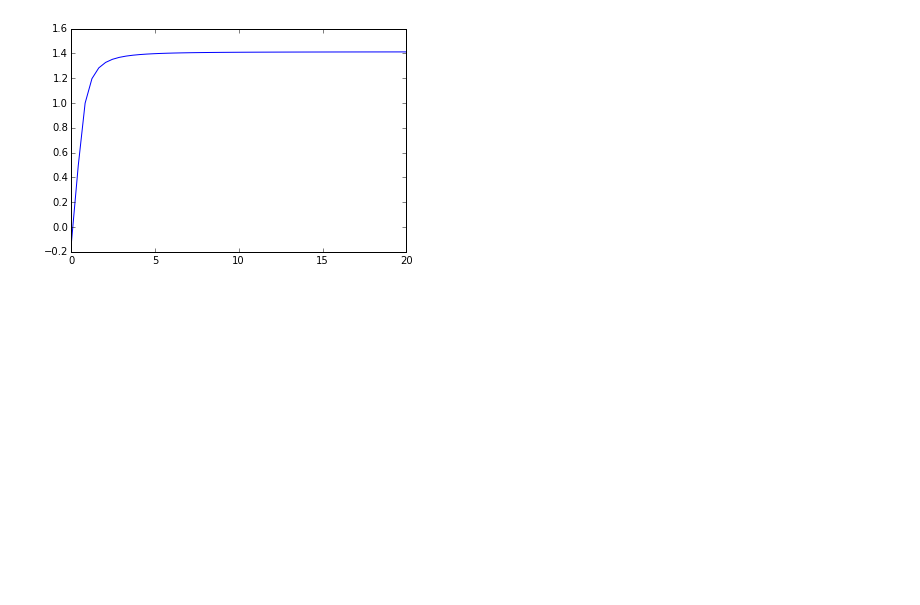
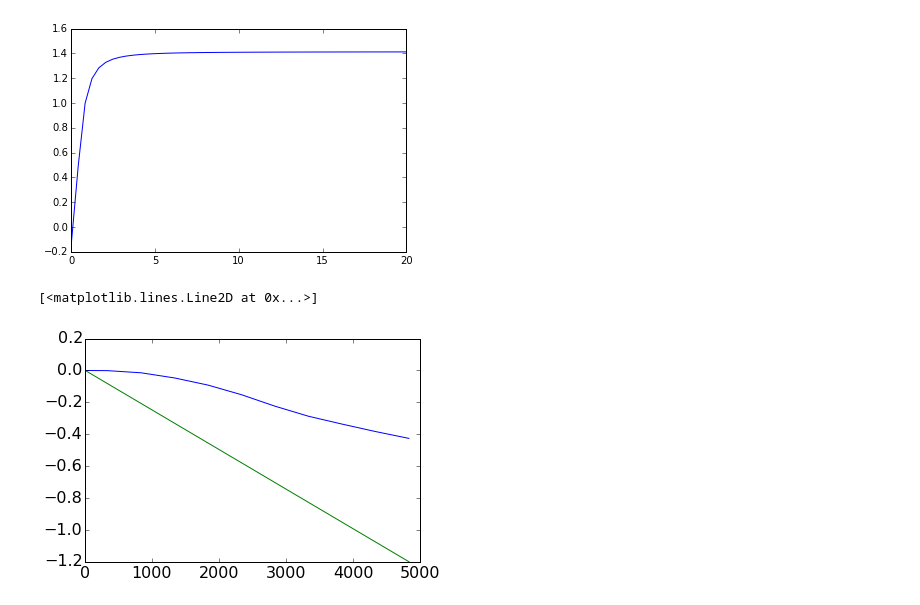
Before and after one commit to jedman/dedalus-leakylid, a Jupyter notebook: tau-comparison.ipynb, the cells around one changed output. Drawn from its saved outputs; the diff is of its cells as text; code cells hidden in the pictures; blank space fills up the shorter version.

Commit message:
finished curve-fitting routine

```diff
--- a/tau-comparison.ipynb
+++ b/tau-comparison.ipynb
@@ -30,3 +30,42 @@ plt.plot(m, tau_exact(m)/tau_off(m))
 # %% [output]
 [<matplotlib.lines.Line2D at 0x...>]
 [figure]
+# %%
+import numpy as np
+import h5py
+import dedalus_plots as dp
+from scipy import stats
+
+sim_name = 'k2m1'
+filepath = sim_name + "/" + sim_name + "_s1/" + sim_name + "_s1_p0.h5"
+data = h5py.File(filepath, "r")
+dict_vars = {'b3d':'buoyancy', 'tropenergy':'tropo energy'}
+
+vars = dp.read_vars(data, dict_vars)
+dims = dp.read_dims(data)
+data.close()
+
+#parameters
+m = 1
+k = 10.
+N1 = 0.01
+eps = 1
+Lx, Lz = (2000000, 10000)
+
+
+tau_approx = Lx*np.pi*m**2/(2.*Lz*eps*N1*k)
+tau_exact = tau_approx + eps * (Lx/Lz) * (2. * (m*np.pi)**2 - 3.)/(12. * N1 * k * np.pi)
+
+tau_off = Lx*(6 + np.pi**2*m**2*(1.+3.*eps**2))/(6.*eps*N1*k*np.pi*Lz)
+
+
+energ_normed = vars['tropenergy'][:,0,0]/np.max(vars['tropenergy'][:,0,0])
+energ_theory = np.exp(-(dims['t'] )/tau_exact)
+energ_approx  = np.exp(-(dims['t'])/tau_approx)
+energ_off  = np.exp(-(dims['t'] )/tau_off)
+# %%
+plt.plot(dims['t'], np.log(energ_normed))
+plt.plot(dims['t'], np.log(energ_theory))
+# %% [output]
+[<matplotlib.lines.Line2D at 0x...>]
+[figure, added]
```
Also changed, not shown: parts of 9 cells of this notebook, 3 other files.
